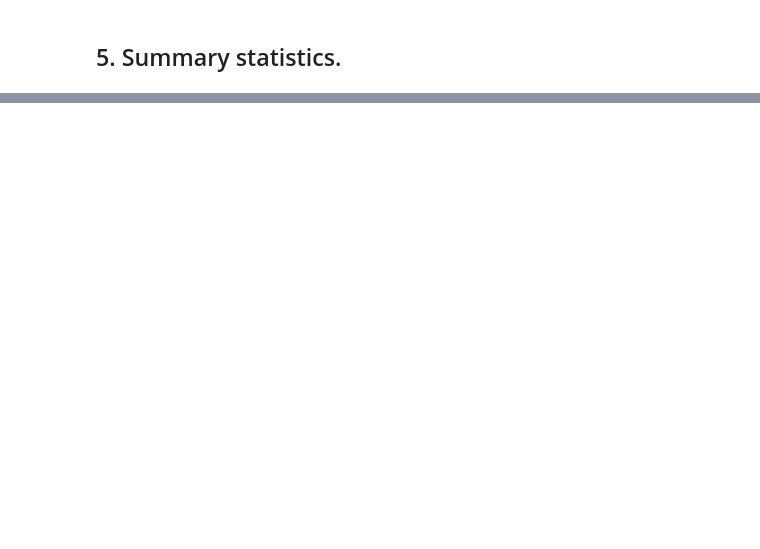
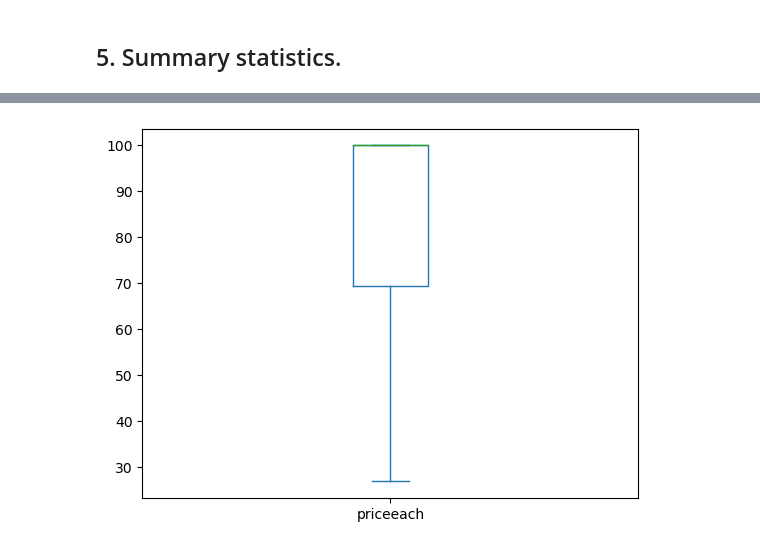
Before and after one commit to Colletaaliyah/jupyter-notebooks, a Jupyter notebook: mypandas1.ipynb, the cells around one changed output, grey strips where cells are left out. Cells and saved outputs as stored; diff of their text form; code cells hidden in the pictures; blank space fills up the shorter version.

```diff
--- a/mypandas1.ipynb
+++ b/mypandas1.ipynb
@@ -166,0 +325,4 @@ sales.describe(include='all')
+# %%
+sales['priceeach'].plot(kind="box");
+# %% [output]
+[figure, added]
```
Also changed, not shown: parts of 28 cells of this notebook.
